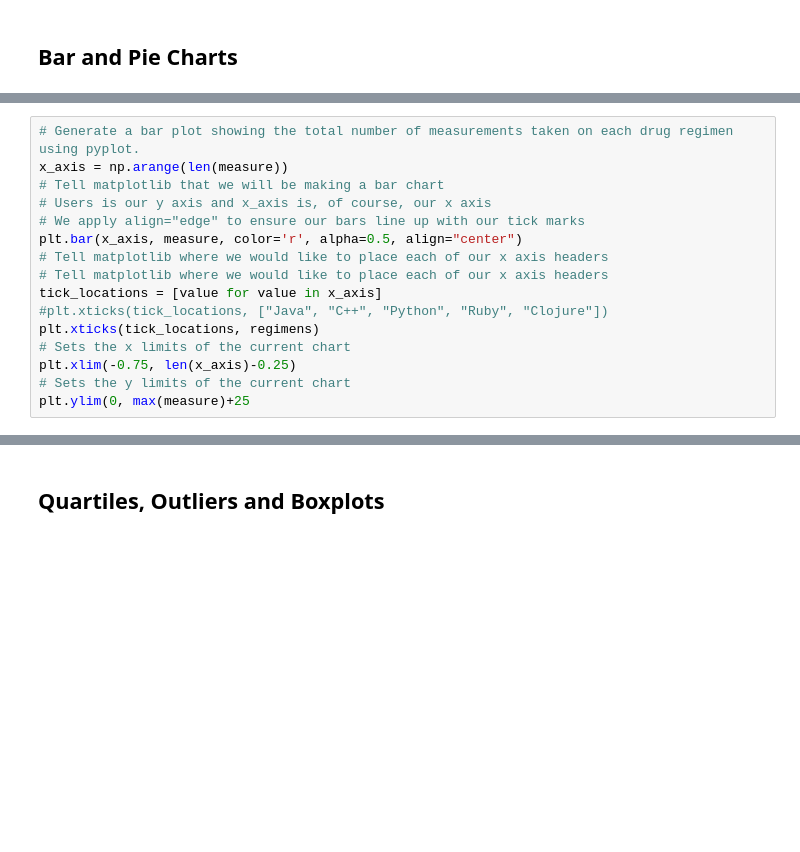
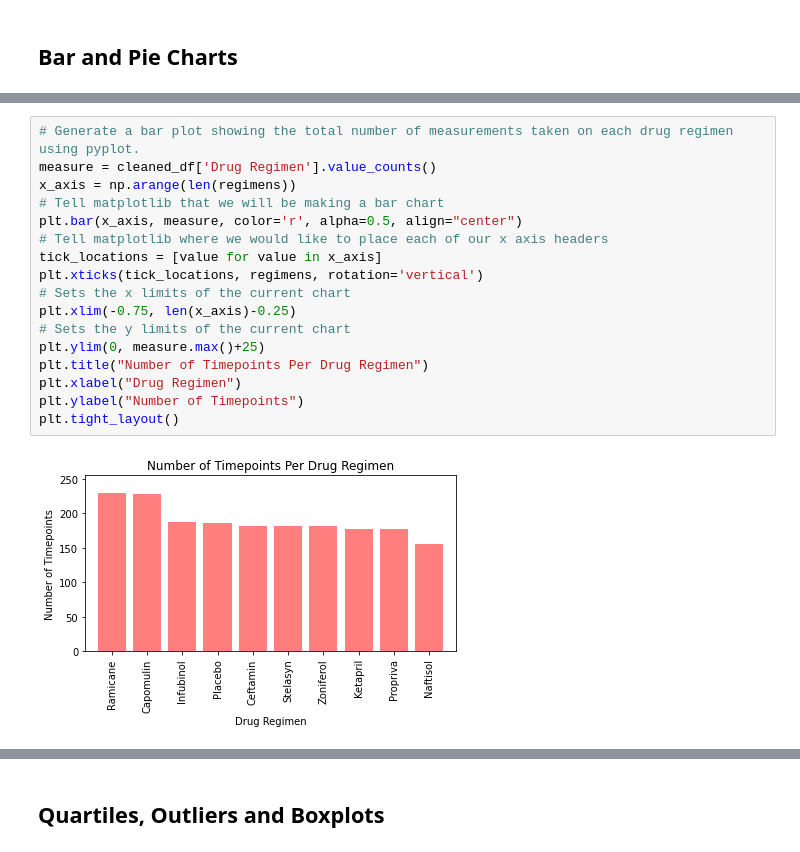
Before and after one commit to nsommerf/matplotlib, a Jupyter notebook: pymaceuticals_starter.ipynb, the cells around one changed output, grey strips where cells are left out. Cells and saved outputs as stored; diff of their text form; blank space fills up the shorter version.

```diff
--- a/pymaceuticals_starter.ipynb
+++ b/pymaceuticals_starter.ipynb
@@ -150,18 +185,21 @@ IndexError: index 230 is out of bounds for axis 0 with size 9
 # %%
 # Generate a bar plot showing the total number of measurements taken on each drug regimen using pyplot.
-x_axis = np.arange(len(measure))
+measure = cleaned_df['Drug Regimen'].value_counts()
+x_axis = np.arange(len(regimens))
 # Tell matplotlib that we will be making a bar chart
-# Users is our y axis and x_axis is, of course, our x axis
-# We apply align="edge" to ensure our bars line up with our tick marks
 plt.bar(x_axis, measure, color='r', alpha=0.5, align="center")
 # Tell matplotlib where we would like to place each of our x axis headers
-# Tell matplotlib where we would like to place each of our x axis headers
 tick_locations = [value for value in x_axis]
-#plt.xticks(tick_locations, ["Java", "C++", "Python", "Ruby", "Clojure"])
-plt.xticks(tick_locations, regimens)
+plt.xticks(tick_locations, regimens, rotation='vertical')
 # Sets the x limits of the current chart
 plt.xlim(-0.75, len(x_axis)-0.25)
 # Sets the y limits of the current chart
-plt.ylim(0, max(measure)+25
+plt.ylim(0, measure.max()+25)
+plt.title("Number of Timepoints Per Drug Regimen")
+plt.xlabel("Drug Regimen")
+plt.ylabel("Number of Timepoints")
+plt.tight_layout()
+# %% [output]
+[figure, added]
 # %%
 # Generate a pie plot showing the distribution of female versus male mice using pandas
```
Also changed, not shown: parts of 21 cells of this notebook.
